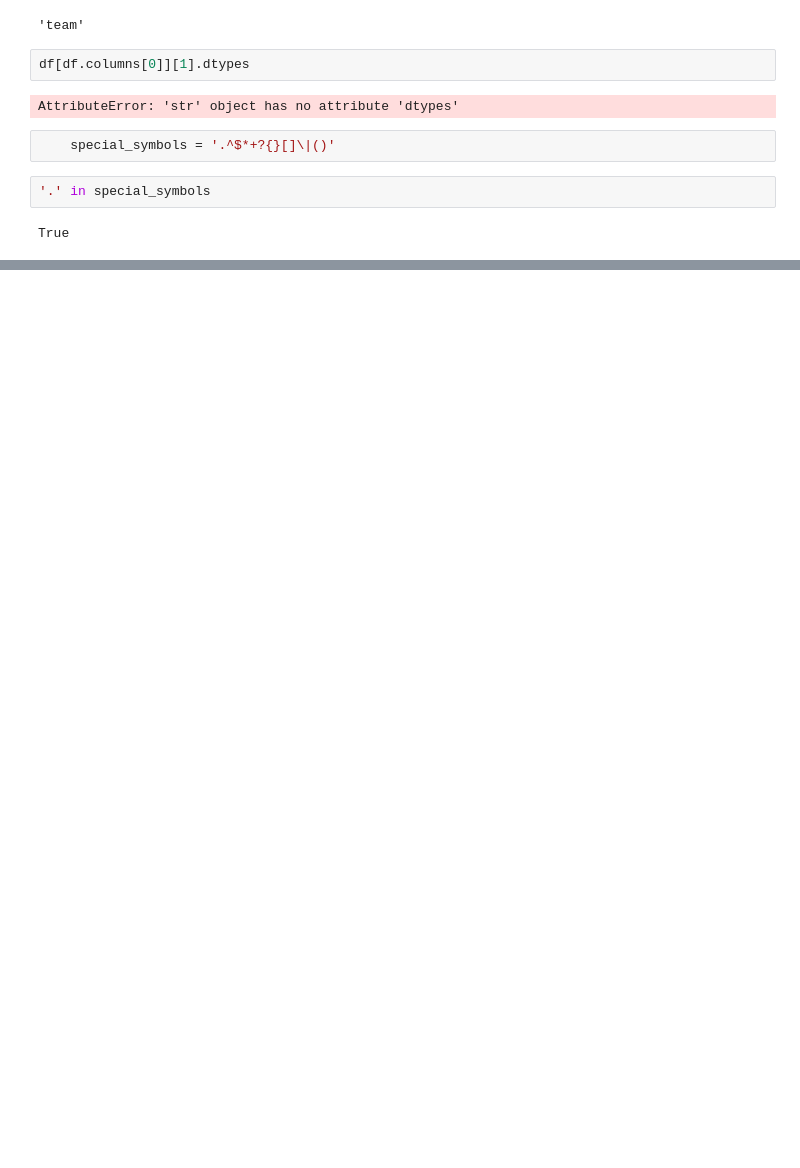
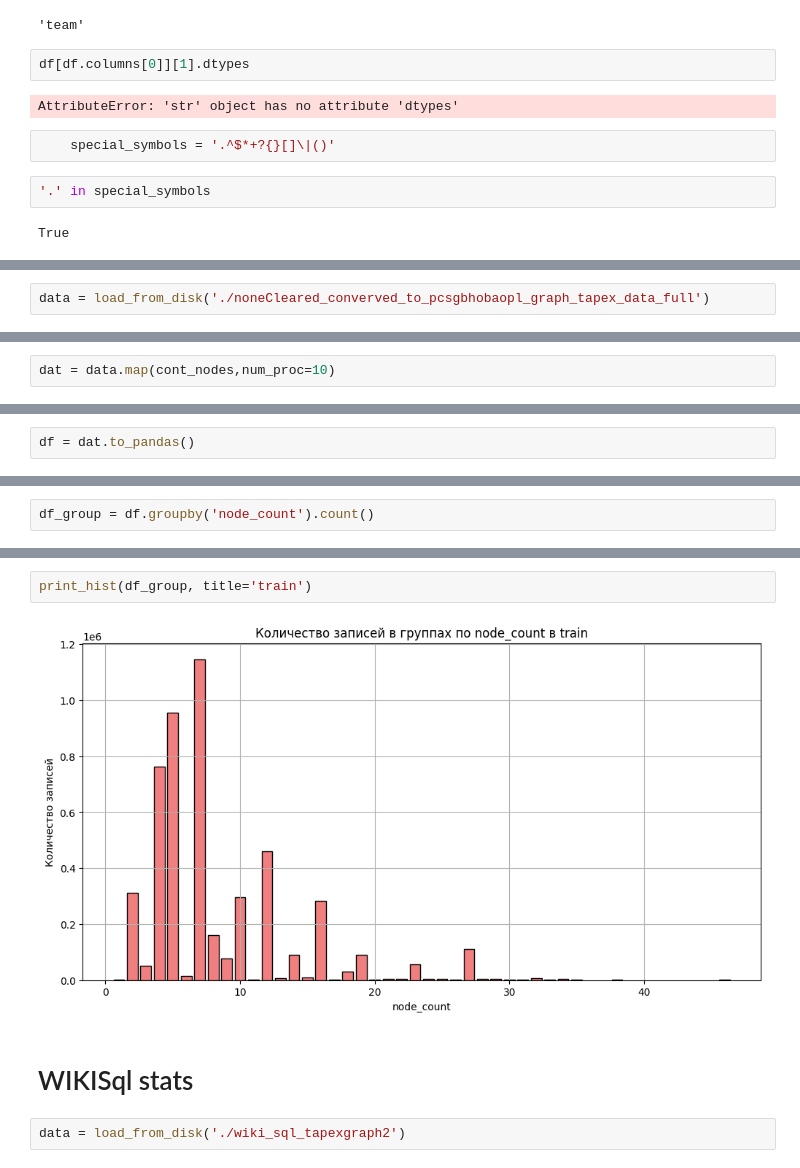
Before and after one commit to YRL-AIDA/OmniGraph, a Jupyter notebook: TapexGraph/test.ipynb, the cells around one changed output, grey strips where cells are left out. Drawn from its saved outputs; the diff is of its cells as text; blank space fills up the shorter version.

```diff
--- a/TapexGraph/test.ipynb
+++ b/TapexGraph/test.ipynb
@@ -655,0 +1097,2 @@ True
+# %%
+data = load_from_disk('./noneCleared_converved_to_pcsgbhobaopl_graph_tapex_data_full')
@@ -655,0 +1106,2 @@ True
+# %%
+dat = data.map(cont_nodes,num_proc=10)
@@ -655,0 +1110,2 @@ True
+# %%
+df = dat.to_pandas()
@@ -655,0 +1114,2 @@ True
+# %%
+df_group = df.groupby('node_count').count()
@@ -655,0 +1137,8 @@ True
+# %%
+print_hist(df_group, title='train')
+# %% [output]
+[figure, added]
+# %% [markdown]
+# WIKISql stats
+# %%
+data = load_from_disk('./wiki_sql_tapexgraph2')
```
Also changed, not shown: parts of 131 cells of this notebook, 27 other files.
